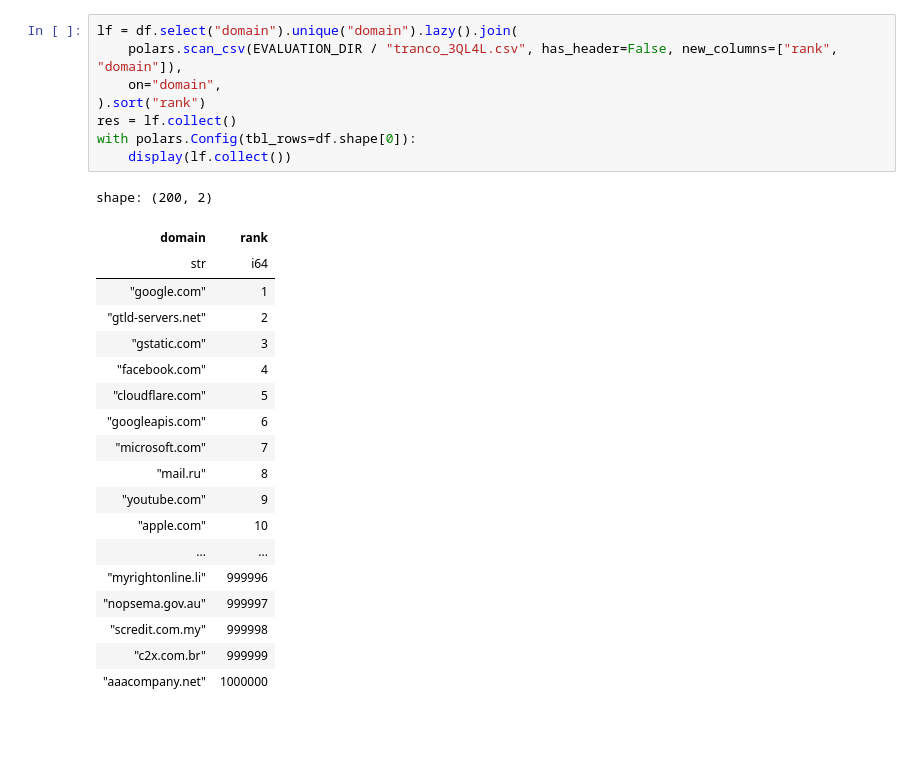
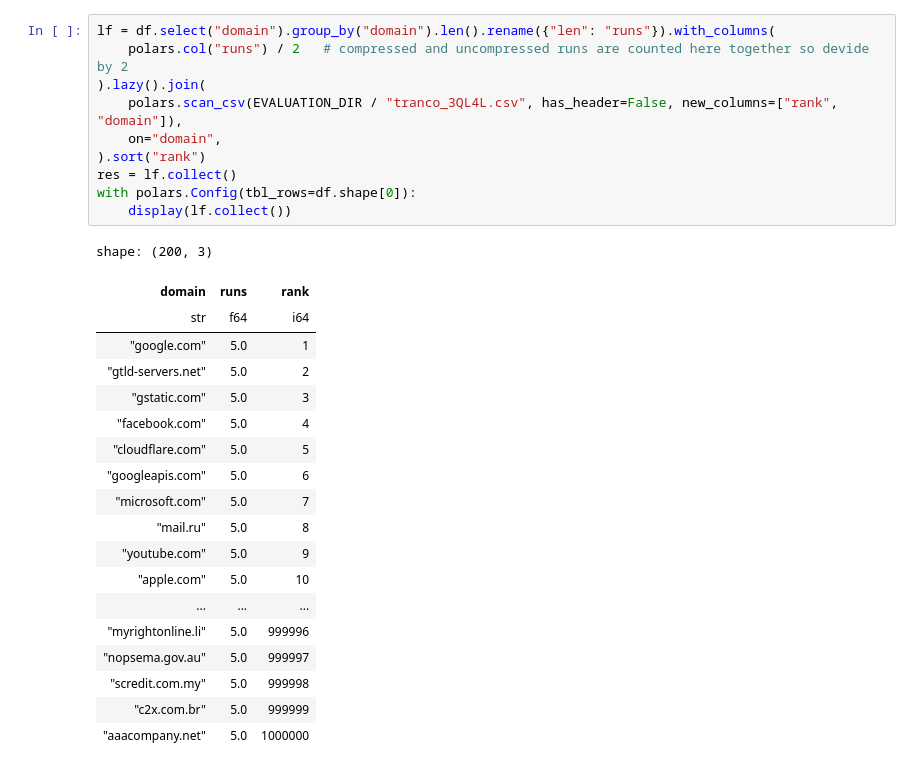
Before and after one commit to miri64/artifacts-tnsm26-cbor-dns-eval, a Jupyter notebook: 06_1evaluation.ipynb, the cells around one changed output. Saved outputs shown, nothing was run; the diff lists cells and outputs as text; blank space fills up the shorter version.

```diff
--- a/06_1evaluation.ipynb
+++ b/06_1evaluation.ipynb
@@ -219,28 +424,30 @@ shape: (24, 13)
 # %%
-lf = df.select("domain").unique("domain").lazy().join(
+lf = df.select("domain").group_by("domain").len().rename({"len": "runs"}).with_columns(
+    polars.col("runs") / 2   # compressed and uncompressed runs are counted here together so devide by 2
+).lazy().join(
     polars.scan_csv(EVALUATION_DIR / "tranco_3QL4L.csv", has_header=False, new_columns=["rank", "domain"]),
     on="domain",
 ).sort("rank")
 res = lf.collect()
 with polars.Config(tbl_rows=df.shape[0]):
     display(lf.collect())
 # %% [output]
-shape: (200, 2)
+shape: (200, 3)
-| domain | rank |
-| str | i64 |
-| "google.com" | 1 |
-| "gtld-servers.net" | 2 |
-| "gstatic.com" | 3 |
-| "facebook.com" | 4 |
-| "cloudflare.com" | 5 |
-| "googleapis.com" | 6 |
-| "microsoft.com" | 7 |
-| "mail.ru" | 8 |
-| "youtube.com" | 9 |
-| "apple.com" | 10 |
-| ... | ... |
-| "myrightonline.li" | 999996 |
-| "nopsema.gov.au" | 999997 |
-| "scredit.com.my" | 999998 |
-| "c2x.com.br" | 999999 |
-| "aaacompany.net" | 1000000 |
+| domain | runs | rank |
+| str | f64 | i64 |
+| "google.com" | 5.0 | 1 |
+| "gtld-servers.net" | 5.0 | 2 |
+| "gstatic.com" | 5.0 | 3 |
+| "facebook.com" | 5.0 | 4 |
+| "cloudflare.com" | 5.0 | 5 |
+| "googleapis.com" | 5.0 | 6 |
+| "microsoft.com" | 5.0 | 7 |
+| "mail.ru" | 5.0 | 8 |
+| "youtube.com" | 5.0 | 9 |
+| "apple.com" | 5.0 | 10 |
+| ... | ... | ... |
+| "myrightonline.li" | 5.0 | 999996 |
+| "nopsema.gov.au" | 5.0 | 999997 |
+| "scredit.com.my" | 5.0 | 999998 |
+| "c2x.com.br" | 5.0 | 999999 |
+| "aaacompany.net" | 5.0 | 1000000 |
```
Also changed, not shown: parts of 8 cells of this notebook, 5 other files.
